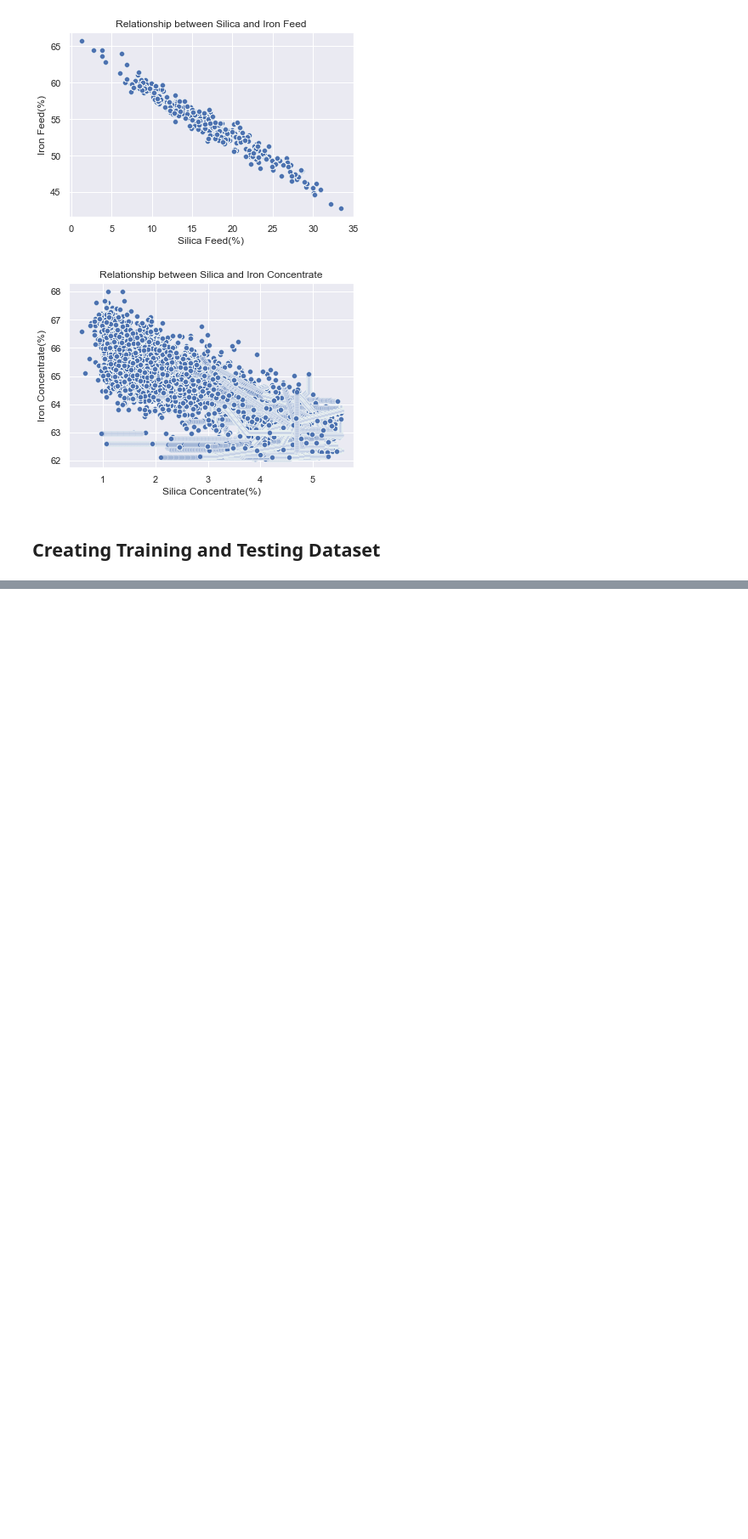
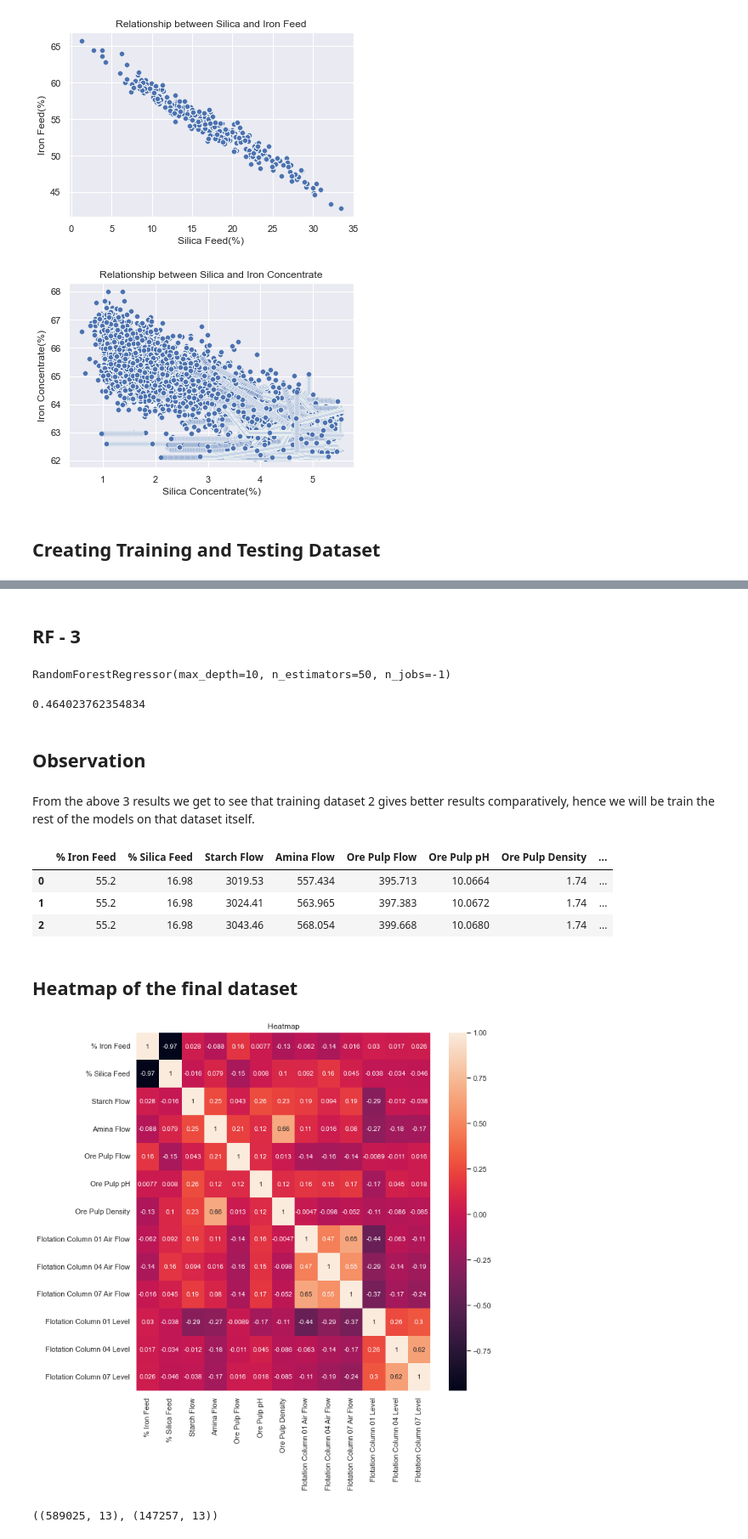
Before and after one commit to vryan-06/Iron-Ore-Quality-Prediction, a Jupyter notebook: program_files/iron_ore_quality_prediction.ipynb, the cells around one changed output, grey strips where cells are left out. Shown at 85% size. Drawn from its saved outputs; the diff is of its cells as text; code cells hidden in the pictures; blank space fills up the shorter version.

Commit message:
Created 3 models on main dataset

```diff
--- a/program_files/iron_ore_quality_prediction.ipynb
+++ b/program_files/iron_ore_quality_prediction.ipynb
@@ -155,0 +443,38 @@ plt.show()
+# %% [markdown]
+## RF - 3
+# %%
+rf_model_3 = RandomForestRegressor(n_estimators=50, max_depth=10, n_jobs=-1)
+rf_model_3.fit(X_train_scaled, y_train)
+# %% [output]
+RandomForestRegressor(max_depth=10, n_estimators=50, n_jobs=-1)
+# %%
+rf_model_3.score(X_test_scaled, y_test)
+# %% [output]
+0.464023762354834
+# %% [markdown]
+## Observation
+# %% [markdown]
+From the above 3 results we get to see that training dataset 2 gives better results comparatively, hence we will be train the rest of the models on that dataset itself.
+# %%
+df_iron = dataset.drop(columns = ['date', 'Flotation Column 02 Air Flow','Flotation Column 03 Air Flow',
+                                      'Flotation Column 05 Air Flow', 'Flotation Column 06 Air Flow',
+                                      'Flotation Column 02 Level', 'Flotation Column 03 Level',
+                                      'Flotation Column 05 Level', 'Flotation Column 06 Level',
+                                      '% Iron Concentrate','% Silica Concentrate'])
+
+df_iron_target = dataset['% Iron Concentrate']
+df_iron.head(3)
+# %% [output]
+|  | % Iron Feed | % Silica Feed | Starch Flow | Amina Flow | Ore Pulp Flow | Ore Pulp pH | Ore Pulp Density | ... |
+| 0 | 55.2 | 16.98 | 3019.53 | 557.434 | 395.713 | 10.0664 | 1.74 | ... |
+| 1 | 55.2 | 16.98 | 3024.41 | 563.965 | 397.383 | 10.0672 | 1.74 | ... |
+| 2 | 55.2 | 16.98 | 3043.46 | 568.054 | 399.668 | 10.0680 | 1.74 | ... |
+# %% [markdown]
+## Heatmap of the final dataset
+# %%
+plt.figure(figsize=(10, 10))
+sns.heatmap(df_iron.corr(), annot=True)
+plt.title("Heatmap")
+plt.show()
+# %% [output]
+[figure, added]
@@ -155,0 +484,5 @@ plt.show()
+# %%
+X_train, X_test, y_train, y_test = train_test_split(df_iron2, df_iron_target2, test_size=0.2)
+X_train.shape, X_test.shape
+# %% [output]
+((589025, 13), (147257, 13))
```
Also changed, not shown: parts of 65 cells of this notebook.
